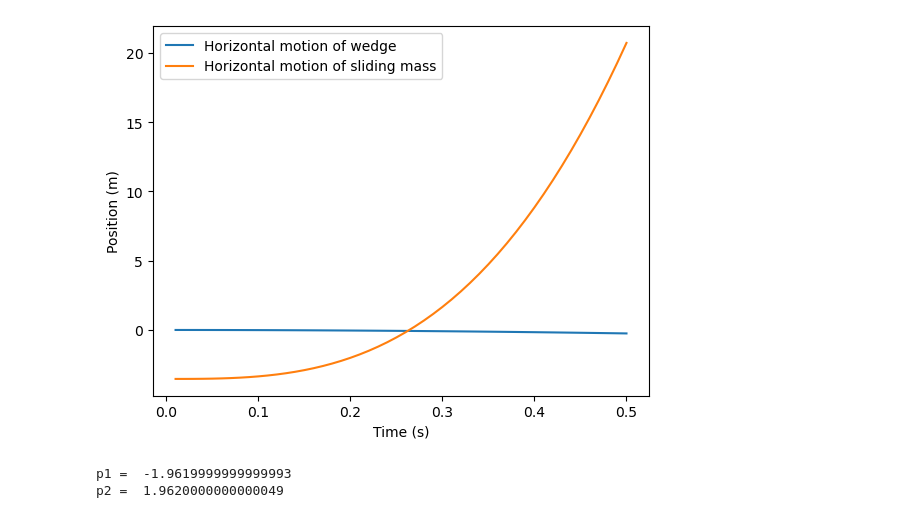
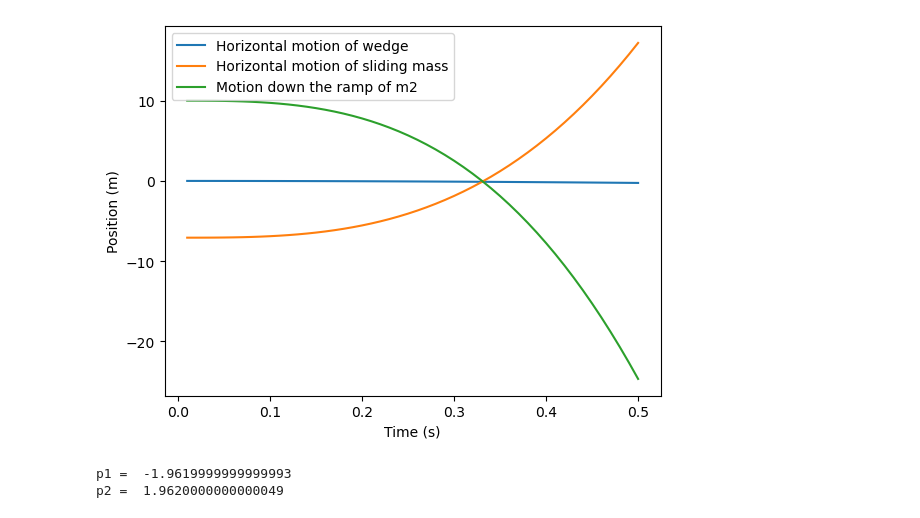
Before and after one commit to schrodingerscat69/Coding-Projects, a Jupyter notebook: Physics/Mass Sliding down moving ramp/Mass Sliding down a moving ramp.ipynb, the cells around one changed output. Cells and saved outputs as stored; diff of their text form; code cells hidden in the pictures.

Commit message:
updated code for a better plot

```diff
--- a/Physics/Mass Sliding down moving ramp/Mass Sliding down a moving ramp.ipynb
+++ b/Physics/Mass Sliding down moving ramp/Mass Sliding down a moving ramp.ipynb
@@ -9,7 +9,7 @@ theta = pi/4
 g = 9.81
 t = 0
 dt = 0.01
-s = 5
+s = 10
 x1 = 0
 sdot = 0
 x1dot = 0
@@ -17,6 +17,7 @@ x1dot = 0
 # Initialize arrays to store values for position
 x1_arr = []
 x2_arr = []
+s_arr = []
 t_arr = []
 
 # loop for calculating x1ddot and sddot at intervals of t + dt.
@@ -25,34 +26,35 @@ while t < 0.5:
     sddot = (m1+m2) * x1ddot / (m2 * cos (theta))
     x1dot += x1ddot * dt
     sdot += sddot * dt
     x1 += x1dot*dt
     x1_arr.append(x1)
     s += sdot*t
+    s_arr.append(s)
     t += dt
     t_arr.append(t)
     x2 = x1 - s * cos(theta)
     x2_arr.append(x2)
 
 
 # Assuming t_arr, x1_arr, and x2_arr are defined as arrays of data
 plt.plot(t_arr, x1_arr, label="Horizontal motion of wedge")
 plt.plot(t_arr, x2_arr, label="Horizontal motion of sliding mass")
+plt.plot(t_arr, s_arr, label= "Motion down the ramp of m2")
 
 # Adding labels for clarity
 plt.xlabel("Time (s)")   # Label for the x-axis
 plt.ylabel("Position (m)")  # Label for the y-axis
 
 # Display legend
 plt.legend()
 
 # Show the plot
 plt.show()
 
-
 # Momentum of the system should be conserved
 print("p1 = ", m1*x1dot)
 print("p2 = ", m2*(x1dot-sdot*(cos(theta))))
 # %% [output]
-[figure, old version]
+[figure, new version]
 p1 =  -1.9619999999999993
 p2 =  1.9620000000000049
```
